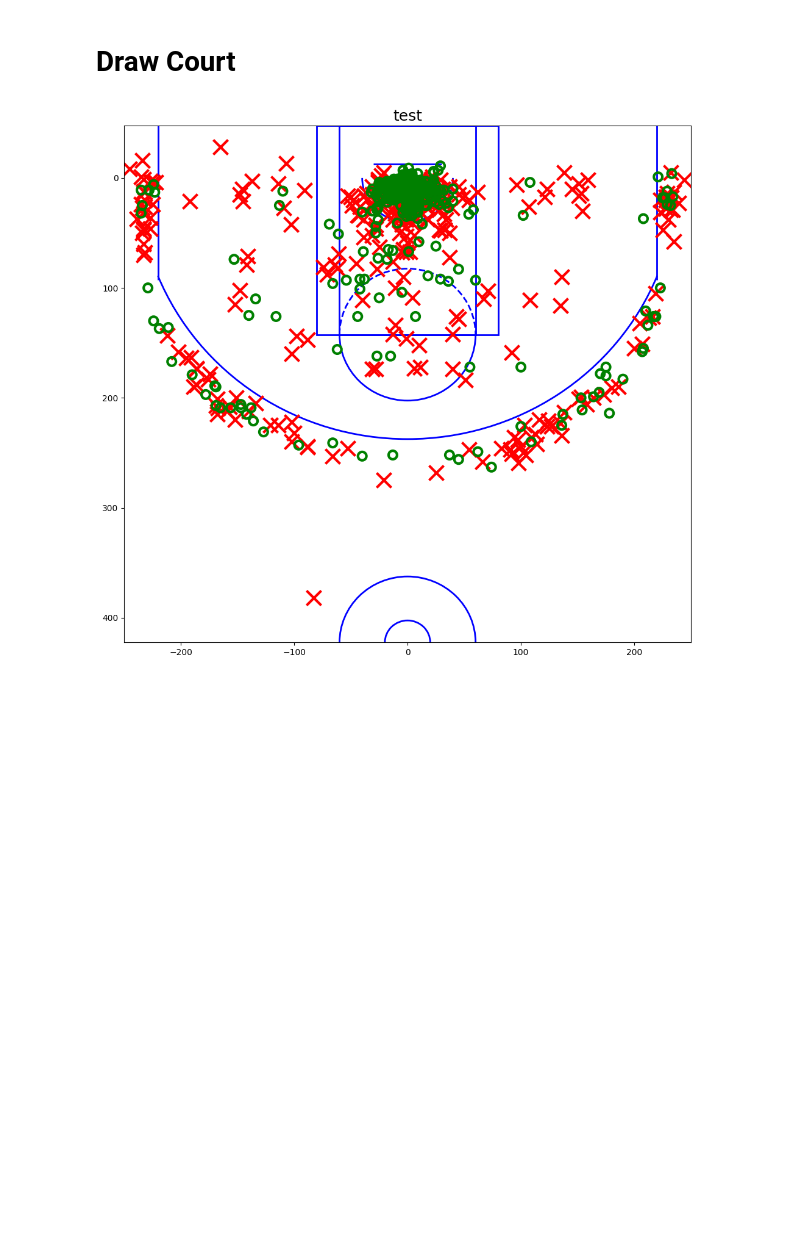
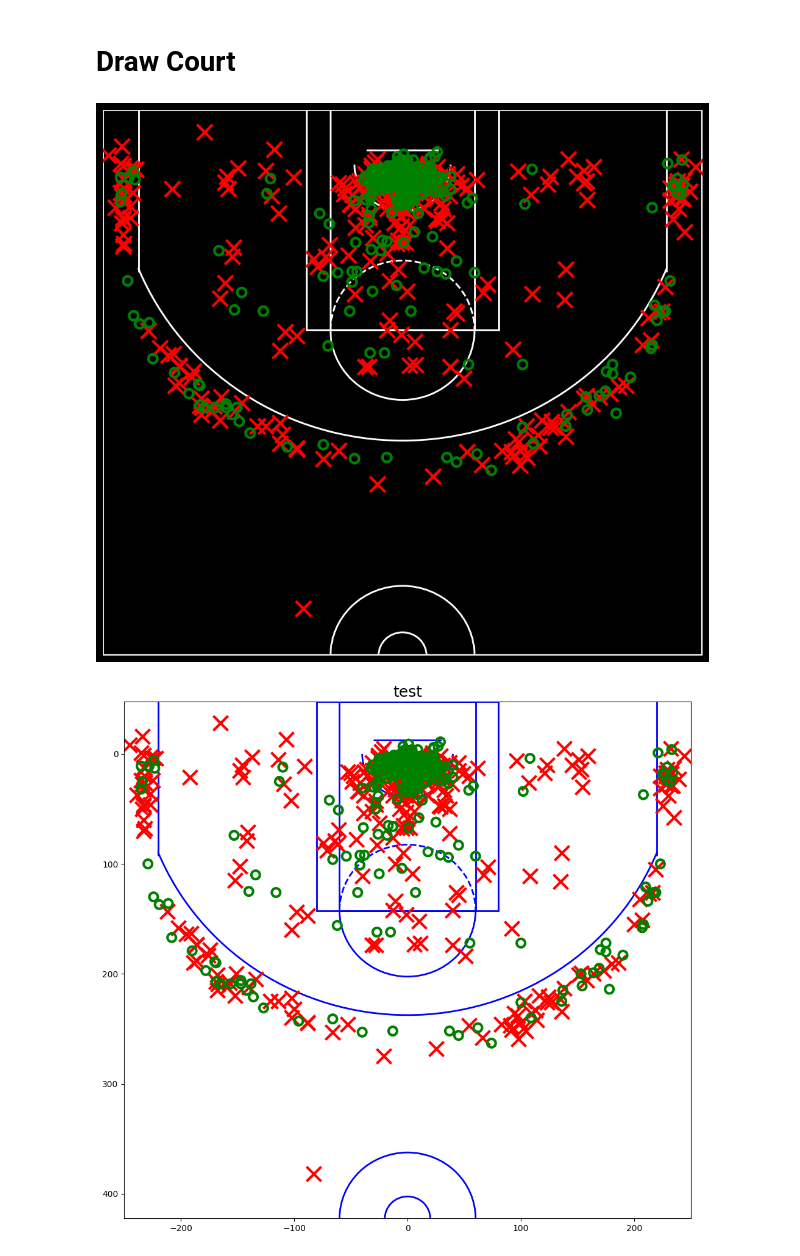
Before and after one commit to ChiehYuu/DataMining, a Jupyter notebook: NBA_data_mining/test.ipynb, the cells around one changed output. Saved outputs shown, nothing was run; the diff lists cells and outputs as text; code cells hidden in the pictures; blank space fills up the shorter version.

Commit message:
plot test

```diff
--- a/NBA_data_mining/test.ipynb
+++ b/NBA_data_mining/test.ipynb
@@ -89,93 +88,74 @@ from matplotlib.patches import Circle, Rectangle, Arc
 # %%
+plt.rcParams['figure.figsize'] = (12, 11)
+plt.figure(facecolor='black')
+lw = 2
+color = 'white'
 ax = plt.gca()
+ax.axes.xaxis.set_visible(False)
+ax.axes.yaxis.set_visible(False)
+#plt.axis('off')
+ax.set_facecolor("black")
+ax.set_xlim((-250, 250))
+ax.set_ylim((422.5, -47.5))
 
-# Create the various parts of an NBA basketball court
+# 新增底圖
+# img = plt.imread("ttttttt.jpeg")
+# ax.imshow(img, extent=[-250, 250, -47.5, 422.5])
 
-# Create the basketball hoop
 hoop = Circle((0, 0), radius=7.5, linewidth=lw, color=color, fill=False)
 
 # Create backboard
 backboard = Rectangle((-30, -12.5), 60, 0, linewidth=lw, color=color)
 
-# The paint
+
+center_outer_arc = Arc((0, 422.5), 120, 120, theta1=180, theta2=0,
+                        linewidth=lw, color=color)
+center_inner_arc = Arc((0, 422.5), 40, 40, theta1=180, theta2=0,
+                        linewidth=lw, color=color)
+
 # Create the outer box 0f the paint, width=16ft, height=19ft
 outer_box = Rectangle((-80, -47.5), 160, 190, linewidth=lw, color=color,
                         fill=False)
 # Create the inner box of the paint, widt=12ft, height=19ft
 inner_box = Rectangle((-60, -47.5), 120, 190, linewidth=lw, color=color,
                         fill=False)
 
 # Create free throw top arc
 top_free_throw = Arc((0, 142.5), 120, 120, theta1=0, theta2=180,
                         linewidth=lw, color=color, fill=False)
 # Create free throw bottom arc
 bottom_free_throw = Arc((0, 142.5), 120, 120, theta1=180, theta2=0,
                         linewidth=lw, color=color, linestyle='dashed')
 # Restricted Zone, it is an arc with 4ft radius from center of the hoop
 restricted = Arc((0, 0), 80, 80, theta1=0, theta2=180, linewidth=lw,
                     color=color)
 
 # Three point line
 # Create the right side 3pt lines, it's 14ft long before it arcs
 corner_three_a = Rectangle((-220, -47.5), 0, 140, linewidth=lw,
                             color=color)
 # Create the right side 3pt lines, it's 14ft long before it arcs
 corner_three_b = Rectangle((220, -47.5), 0, 140, linewidth=lw, color=color)
 # 3pt arc - center of arc will be the hoop, arc is 23'9" away from hoop
 three_arc = Arc((0, 0), 475, 475, theta1=22, theta2=158, linewidth=lw,
                 color=color)
 
-# Center Court
-center_outer_arc = Arc((0, 422.5), 120, 120, theta1=180, theta2=0,
-                        linewidth=lw, color=color)
-center_inner_arc = Arc((0, 422.5), 40, 40, theta1=180, theta2=0,
-                        linewidth=lw, color=color)
-
-# Draw shotzone Lines
-# Based on Advanced Zone Mode
-if (shotzone == True):
-    inner_circle = Circle((0, 0), radius=80, linewidth=lw, color='black', fill=False)
-    outer_circle = Circle((0, 0), radius=160, linewidth=lw, color='black', fill=False)
-    corner_three_a_x =  Rectangle((-250, 92.5), 30, 0, linewidth=lw, color=color)
-    corner_three_b_x = Rectangle((220, 92.5), 30, 0, linewidth=lw, color=color)
-
-    # 60 degrees
-    inner_line_1 = Rectangle((40, 69.28), 80, 0, 60, linewidth=lw, color=color)
-    # 120 degrees
-    inner_line_2 = Rectangle((-40, 69.28), 80, 0, 120, linewidth=lw, color=color)
-
-    # Assume x distance is also 40 for the endpoint
-    inner_line_3 = Rectangle((53.20, 150.89), 290, 0, 70.53, linewidth=lw, color=color)
-    inner_line_4 = Rectangle((-53.20, 150.89), 290, 0, 109.47, linewidth=lw, color=color)
-
-    # Assume y distance is also 92.5 for the endpoint
-    inner_line_5 = Rectangle((130.54, 92.5), 80, 0, 35.32, linewidth=lw, color=color)
-    inner_line_6 = Rectangle((-130.54, 92.5), 80, 0, 144.68, linewidth=lw, color=color)
+outer_lines = Rectangle((-250, -47.5), 500, 470, linewidth=3,
+                            color=color, fill=False)
 
 
-    # List of the court elements to be plotted onto the axes
-    court_elements = [hoop, backboard, outer_box, inner_box, top_free_throw,
-                        bottom_free_throw, restricted, corner_three_a,
-                        corner_three_b, three_arc, center_outer_arc,
-                        center_inner_arc, inner_circle, outer_circle,
-                        corner_three_a_x, corner_three_b_x,
-                        inner_line_1, inner_line_2, inner_line_3, inner_line_4, inner_line_5, inner_line_6]
-else:
-    # List of the court elements to be plotted onto the axes
-    court_elements = [hoop, backboard, outer_box, inner_box, top_free_throw,
-                        bottom_free_throw, restricted, corner_three_a,
-                        corner_three_b, three_arc, center_outer_arc,
-                        center_inner_arc]
-
-if outer_lines:
-    # Draw the half court line, baseline and side out bound lines
-    outer_lines = Rectangle((-250, -47.5), 500, 470, linewidth=lw,
-                            color=color, fill=False)
-    court_elements.append(outer_lines)
-
-# Add the court elements onto the axes
+court_elements=[hoop, backboard, outer_box, inner_box, top_free_throw, bottom_free_throw,
+                restricted, corner_three_a, corner_three_b, three_arc,
+                center_outer_arc, center_inner_arc, outer_lines]
 for element in court_elements:
     ax.add_patch(element)
+ax.scatter(x_missed, y_missed, c='r', marker="x", s=300, linewidths=3)
+ax.scatter(x_made, y_made, facecolors='none', edgecolors='g', marker="o", s=100, linewidths=3)
+plt.savefig('test.png')
+
+plt.show()
+# %% [output]
+[figure, added]
 # %%
 title = 'test'
 color="b"
```
Also changed, not shown: parts of 10 cells of this notebook, 2 other files.
